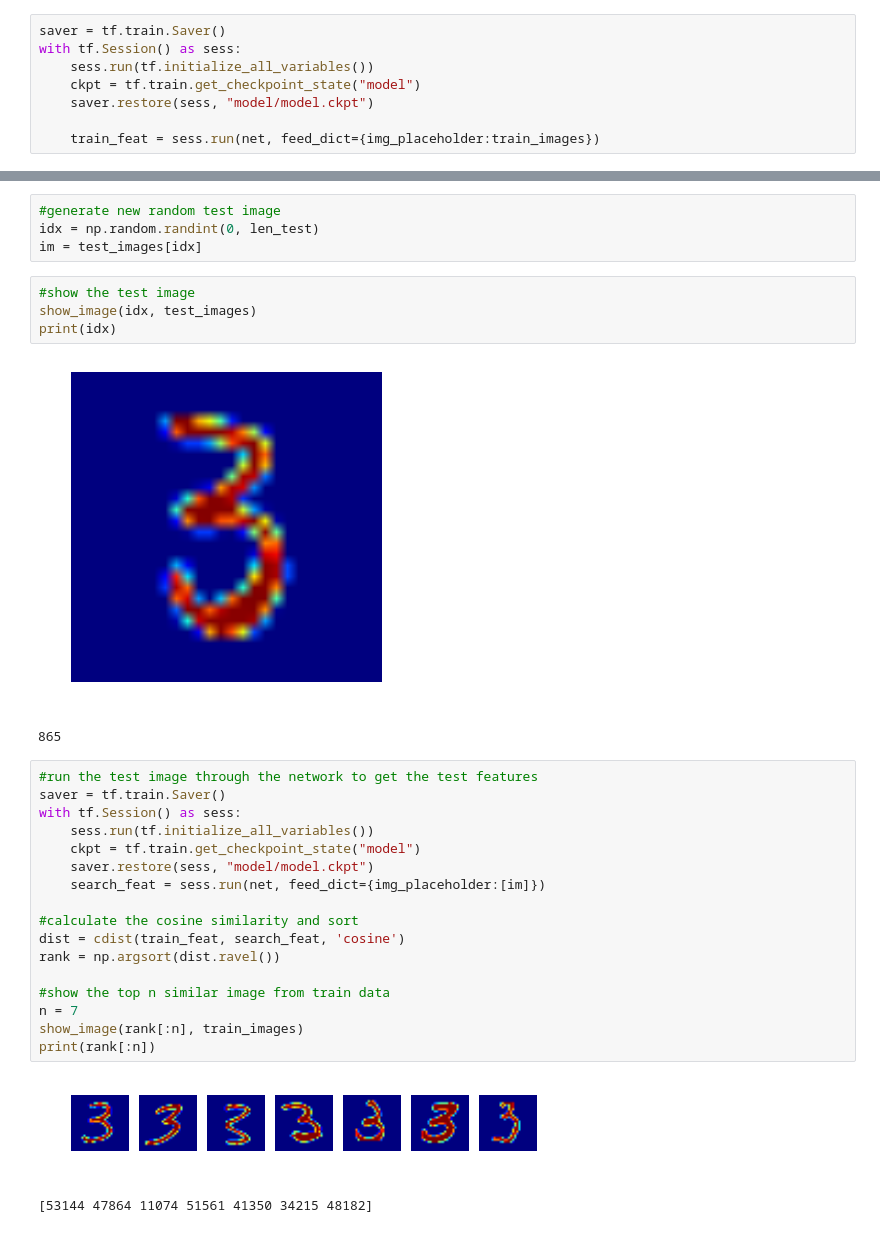
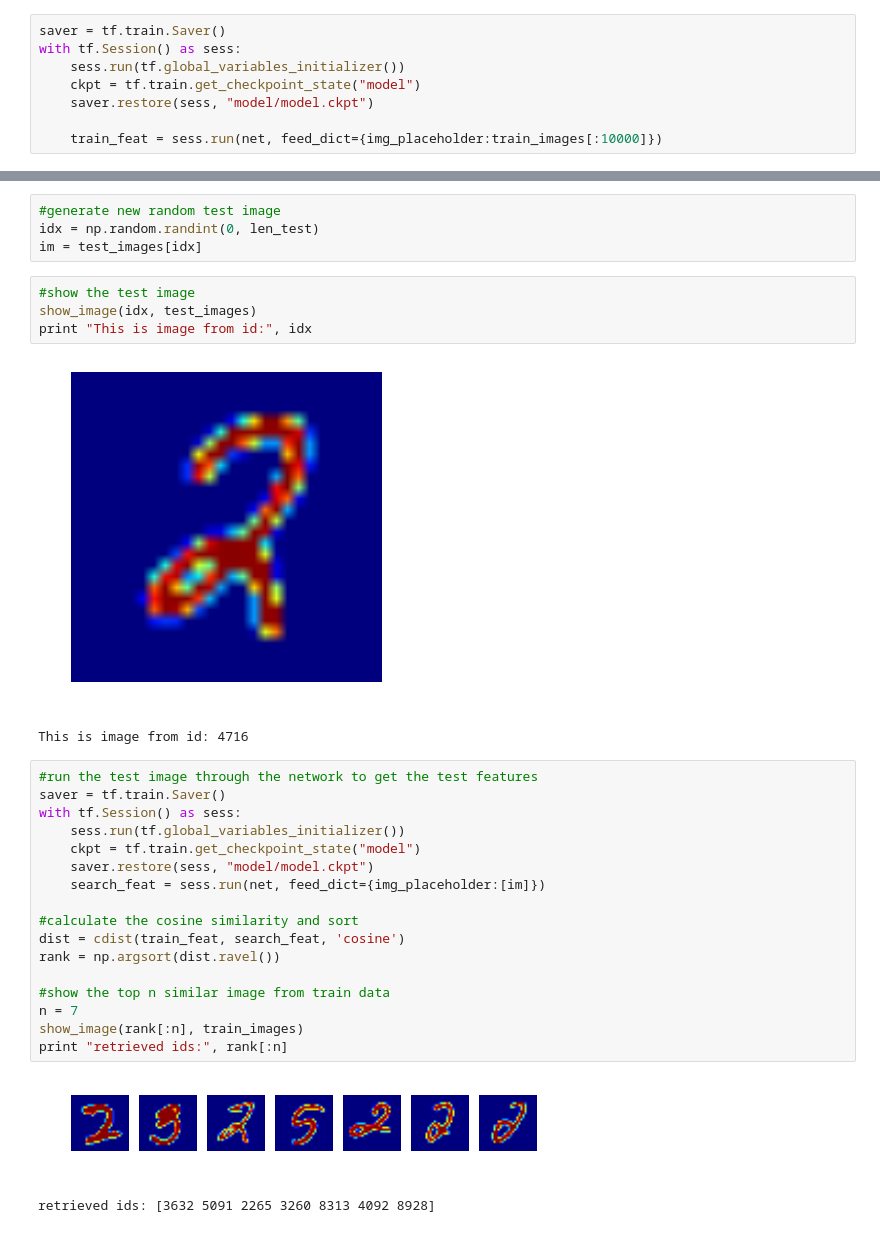
Before and after one commit to ardiya/siamesenetwork-tensorflow, a Jupyter notebook: Similar image retrieval.ipynb, the cells around one changed output, grey strips where cells are left out. Saved outputs shown, nothing was run; the diff lists cells and outputs as text.

```diff
--- a/Similar image retrieval.ipynb
+++ b/Similar image retrieval.ipynb
@@ -44,8 +44,8 @@ net = mynet(img_placeholder, reuse=False)
 # %%
 saver = tf.train.Saver()
 with tf.Session() as sess:
-    sess.run(tf.initialize_all_variables())
+    sess.run(tf.global_variables_initializer())
     ckpt = tf.train.get_checkpoint_state("model")
     saver.restore(sess, "model/model.ckpt")
 
-    train_feat = sess.run(net, feed_dict={img_placeholder:train_images})
+    train_feat = sess.run(net, feed_dict={img_placeholder:train_images[:10000]})
@@ -58,27 +58,27 @@ im = test_images[idx]
 # %%
 #show the test image
 show_image(idx, test_images)
-print(idx)
+print "This is image from id:", idx
 # %% [output]
-[figure, old version]
+[figure, new version]
-865
+This is image from id: 4716
 # %%
 #run the test image through the network to get the test features
 saver = tf.train.Saver()
 with tf.Session() as sess:
-    sess.run(tf.initialize_all_variables())
+    sess.run(tf.global_variables_initializer())
     ckpt = tf.train.get_checkpoint_state("model")
     saver.restore(sess, "model/model.ckpt")
     search_feat = sess.run(net, feed_dict={img_placeholder:[im]})
 
 #calculate the cosine similarity and sort
 dist = cdist(train_feat, search_feat, 'cosine')
 rank = np.argsort(dist.ravel())
 
 #show the top n similar image from train data
 n = 7
 show_image(rank[:n], train_images)
-print(rank[:n])
+print "retrieved ids:", rank[:n]
 # %% [output]
-[figure, old version]
+[figure, new version]
-[53144 47864 11074 51561 41350 34215 48182]
+retrieved ids: [3632 5091 2265 3260 8313 4092 8928]
```
Also changed, not shown: parts of 4 cells of this notebook, 7 other files.
